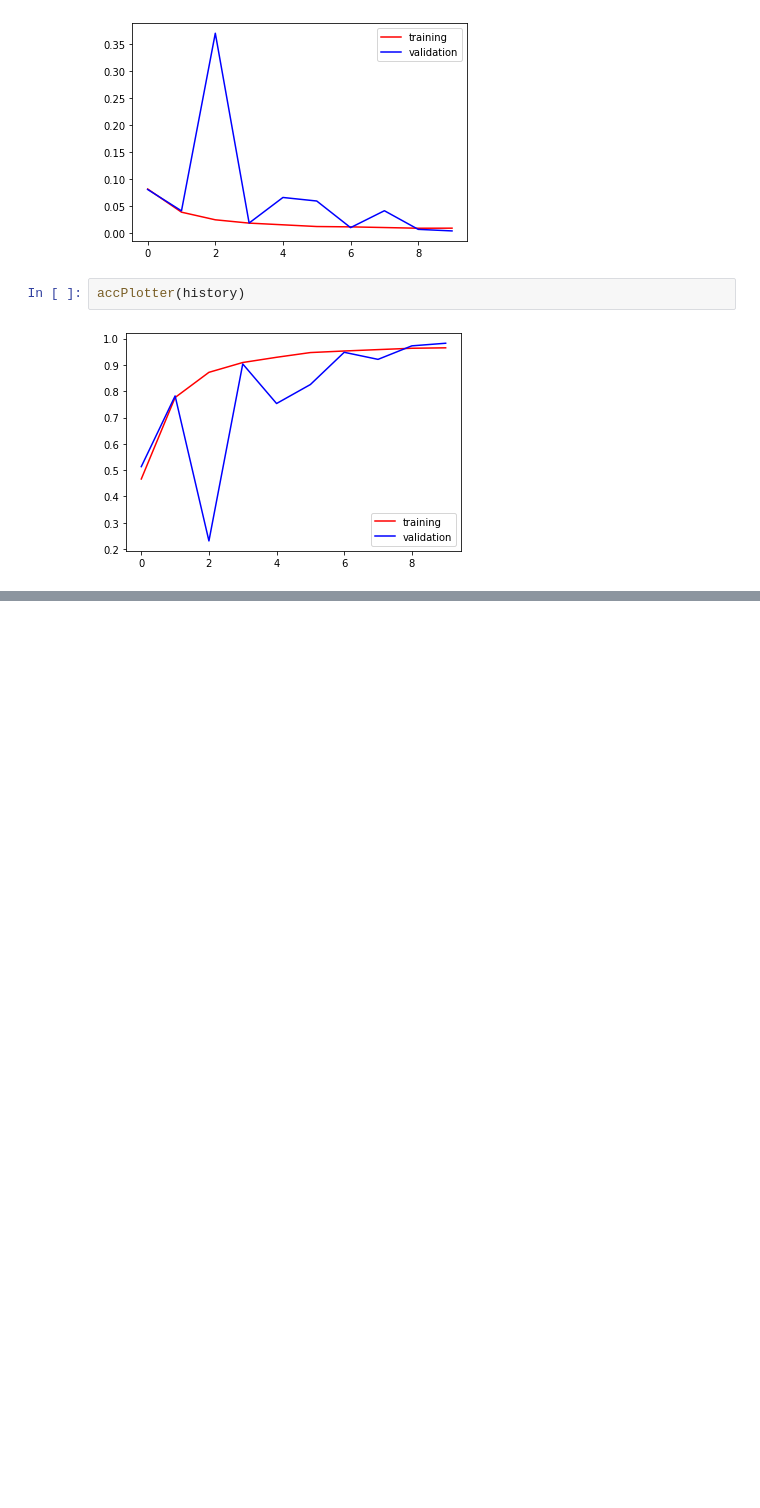
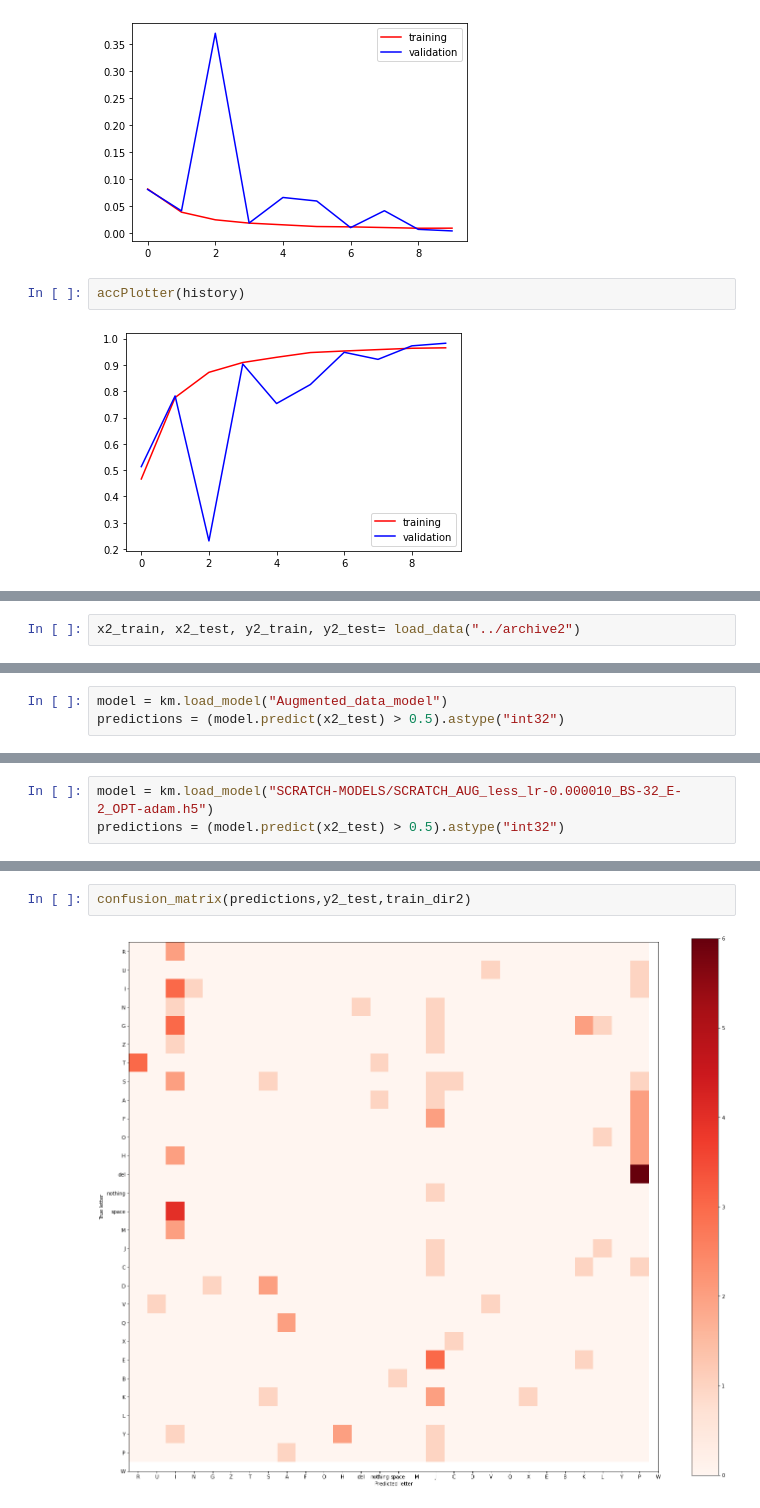
Before and after one commit to Basel-Elzatahry/ASL, a Jupyter notebook: blog_post.ipynb, the cells around one changed output, grey strips where cells are left out. Cells and saved outputs as stored; diff of their text form; blank space fills up the shorter version.

```diff
--- a/blog_post.ipynb
+++ b/blog_post.ipynb
@@ -200,0 +275,2 @@ As we can see from the hyperparameters tuning, data augmentation, and different
+# %%
+x2_train, x2_test, y2_train, y2_test= load_data("../archive2")
@@ -200,0 +282,3 @@ As we can see from the hyperparameters tuning, data augmentation, and different
+# %%
+model = km.load_model("Augmented_data_model")
+predictions = (model.predict(x2_test) > 0.5).astype("int32")
@@ -200,0 +292,3 @@ As we can see from the hyperparameters tuning, data augmentation, and different
+# %%
+model = km.load_model("SCRATCH-MODELS/SCRATCH_AUG_less_lr-0.000010_BS-32_E-2_OPT-adam.h5")
+predictions = (model.predict(x2_test) > 0.5).astype("int32")
@@ -200,0 +306,4 @@ As we can see from the hyperparameters tuning, data augmentation, and different
+# %%
+confusion_matrix(predictions,y2_test,train_dir2)
+# %% [output]
+[figure, added]
```
Also changed, not shown: parts of 55 cells of this notebook, 5 other files.
